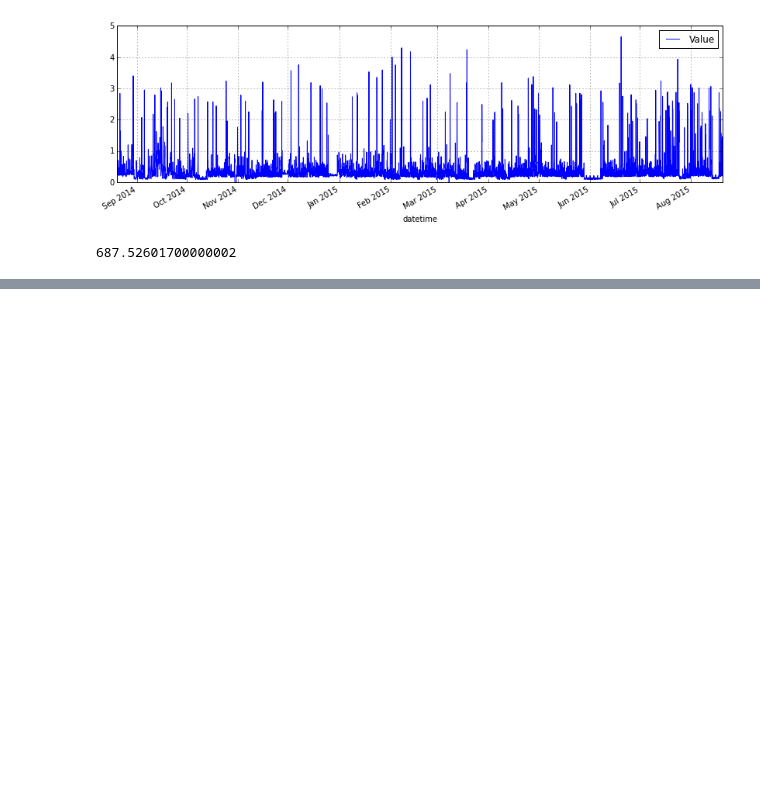
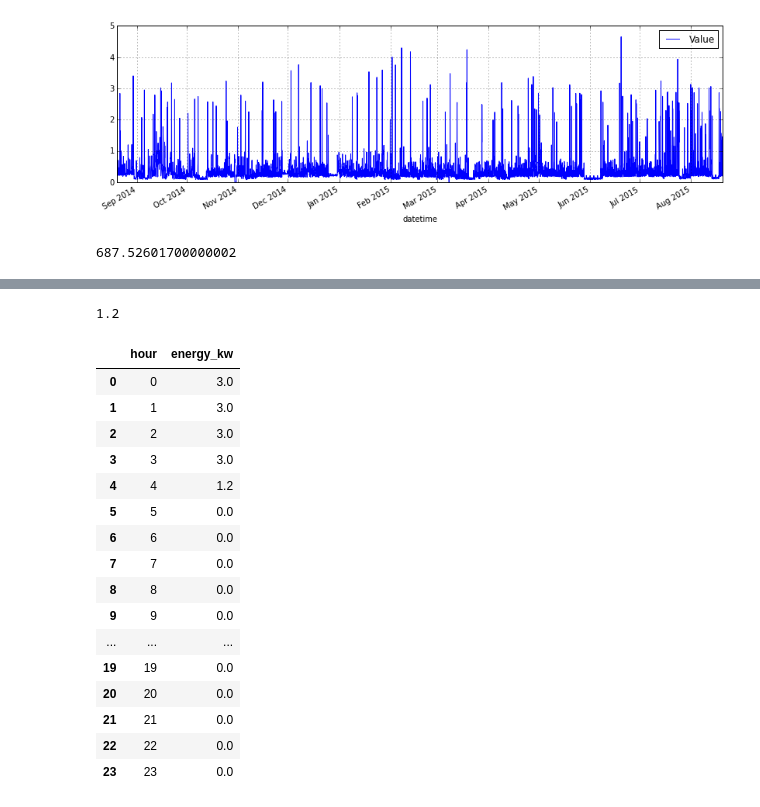
Before and after one commit to dan-1d/ev_solar_models, a Jupyter notebook: Electric vehicle and solar power models.ipynb, the cells around one changed output, grey strips where cells are left out. Cells and saved outputs as stored; diff of their text form; code cells hidden in the pictures; blank space fills up the shorter version.

```diff
--- a/Electric vehicle and solar power models.ipynb
+++ b/Electric vehicle and solar power models.ipynb
@@ -71,0 +92,39 @@ solar_data["datetime"] = solar_data.apply( lambda row:  datetime.datetime( year=
+# %%
+daily_charge_hourly_df = pd.DataFrame()
+daily_charge_hourly_df["hour"] = np.arange(0,24,1)
+daily_charge_hourly_df["energy_kw"] = np.zeros(24)
+
+daily_charge_needs_kwh = 3.3*4
+charge_rate_kw = 3
+
+charge_remaining = daily_charge_needs_kwh
+current_hour = 0  #midnight
+while charge_remaining > charge_rate_kw:
+    daily_charge_hourly_df["energy_kw"]
+    daily_charge_hourly_df.loc[daily_charge_hourly_df['hour'] == current_hour, "energy_kw"] = charge_rate_kw
+    current_hour += 1
+    charge_remaining -= charge_rate_kw
+# handle remaining charge for the fraction of an hour
+daily_charge_hourly_df.loc[daily_charge_hourly_df['hour'] == current_hour, "energy_kw"] = charge_remaining
+
+print charge_remaining
+daily_charge_hourly_df
+# %% [output]
+1.2
+|  | hour | energy_kw |
+| 0 | 0 | 3.0 |
+| 1 | 1 | 3.0 |
+| 2 | 2 | 3.0 |
+| 3 | 3 | 3.0 |
+| 4 | 4 | 1.2 |
+| 5 | 5 | 0.0 |
+| 6 | 6 | 0.0 |
+| 7 | 7 | 0.0 |
+| 8 | 8 | 0.0 |
+| 9 | 9 | 0.0 |
+| ... | ... | ... |
+| 19 | 19 | 0.0 |
+| 20 | 20 | 0.0 |
+| 21 | 21 | 0.0 |
+| 22 | 22 | 0.0 |
+| 23 | 23 | 0.0 |
```
Also changed, not shown: parts of 7 cells of this notebook, 1 other file.
